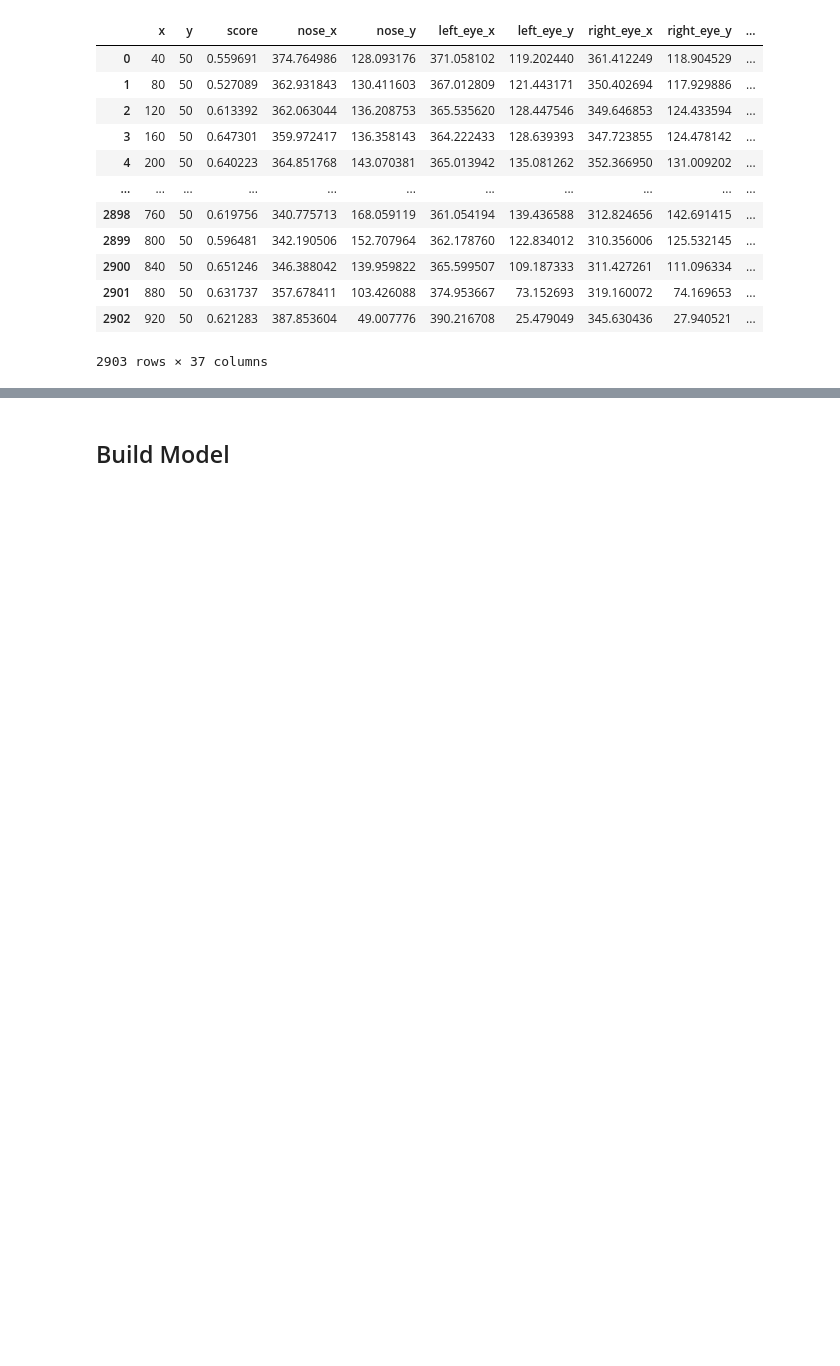
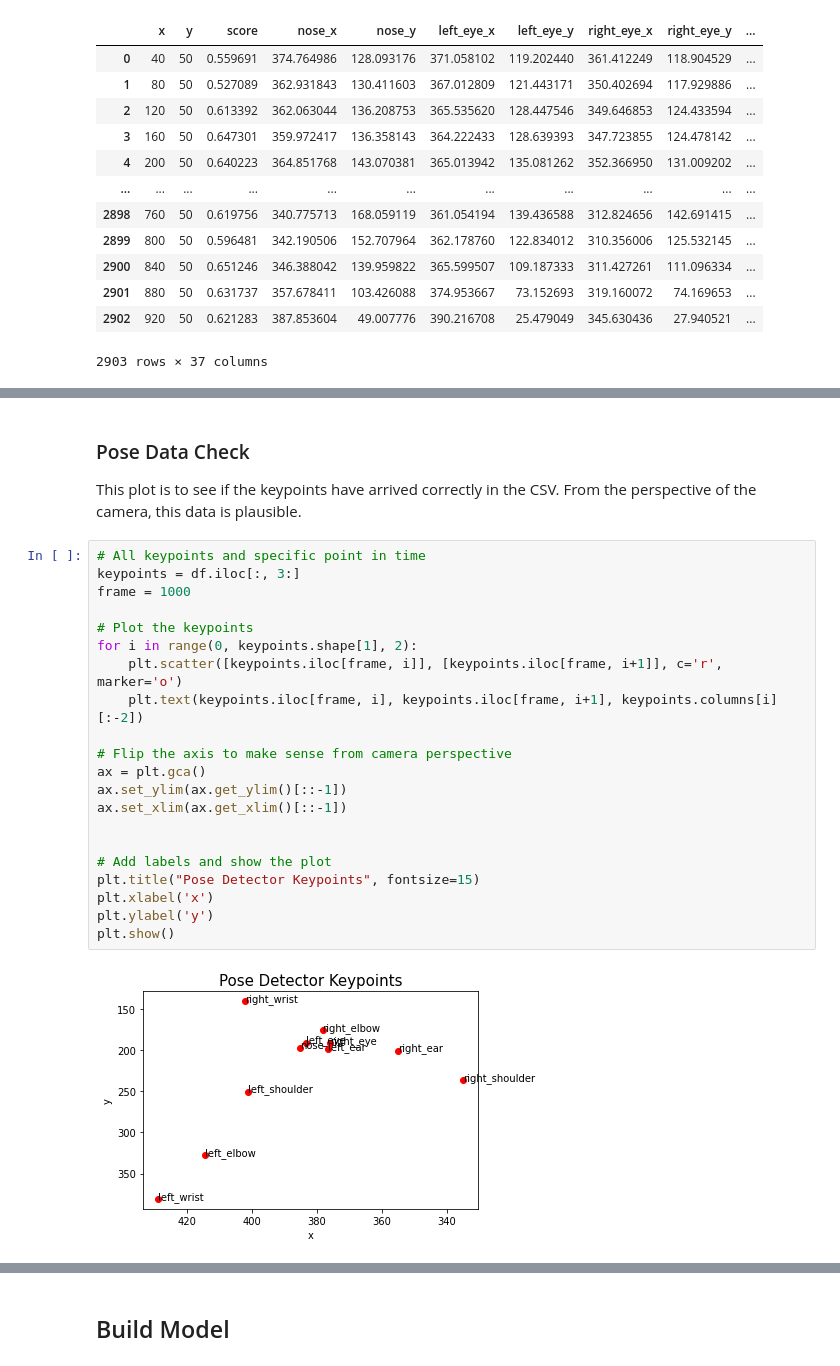
Before and after one commit to BrandlMax/Poiinter, a Jupyter notebook: Poiinter.ipynb, the cells around one changed output, grey strips where cells are left out. Cells and saved outputs as stored; diff of their text form; blank space fills up the shorter version.

Commit message:
Final Text

```diff
--- a/Poiinter.ipynb
+++ b/Poiinter.ipynb
@@ -79,0 +95,27 @@ Find Correlations
+# %% [markdown]
+### Pose Data Check
+
+This plot is to see if the keypoints have arrived correctly in the CSV. From the perspective of the camera, this data is plausible.
+# %%
+# All keypoints and specific point in time
+keypoints = df.iloc[:, 3:]
+frame = 1000
+
+# Plot the keypoints
+for i in range(0, keypoints.shape[1], 2):
+    plt.scatter([keypoints.iloc[frame, i]], [keypoints.iloc[frame, i+1]], c='r', marker='o')
+    plt.text(keypoints.iloc[frame, i], keypoints.iloc[frame, i+1], keypoints.columns[i][:-2])
+
+# Flip the axis to make sense from camera perspective
+ax = plt.gca()
+ax.set_ylim(ax.get_ylim()[::-1])
+ax.set_xlim(ax.get_xlim()[::-1])
+
+
+# Add labels and show the plot
+plt.title("Pose Detector Keypoints", fontsize=15)
+plt.xlabel('x')
+plt.ylabel('y')
+plt.show()
+# %% [output]
+[figure, added]
```
Also changed, not shown: parts of 62 cells of this notebook, 1 other file.
